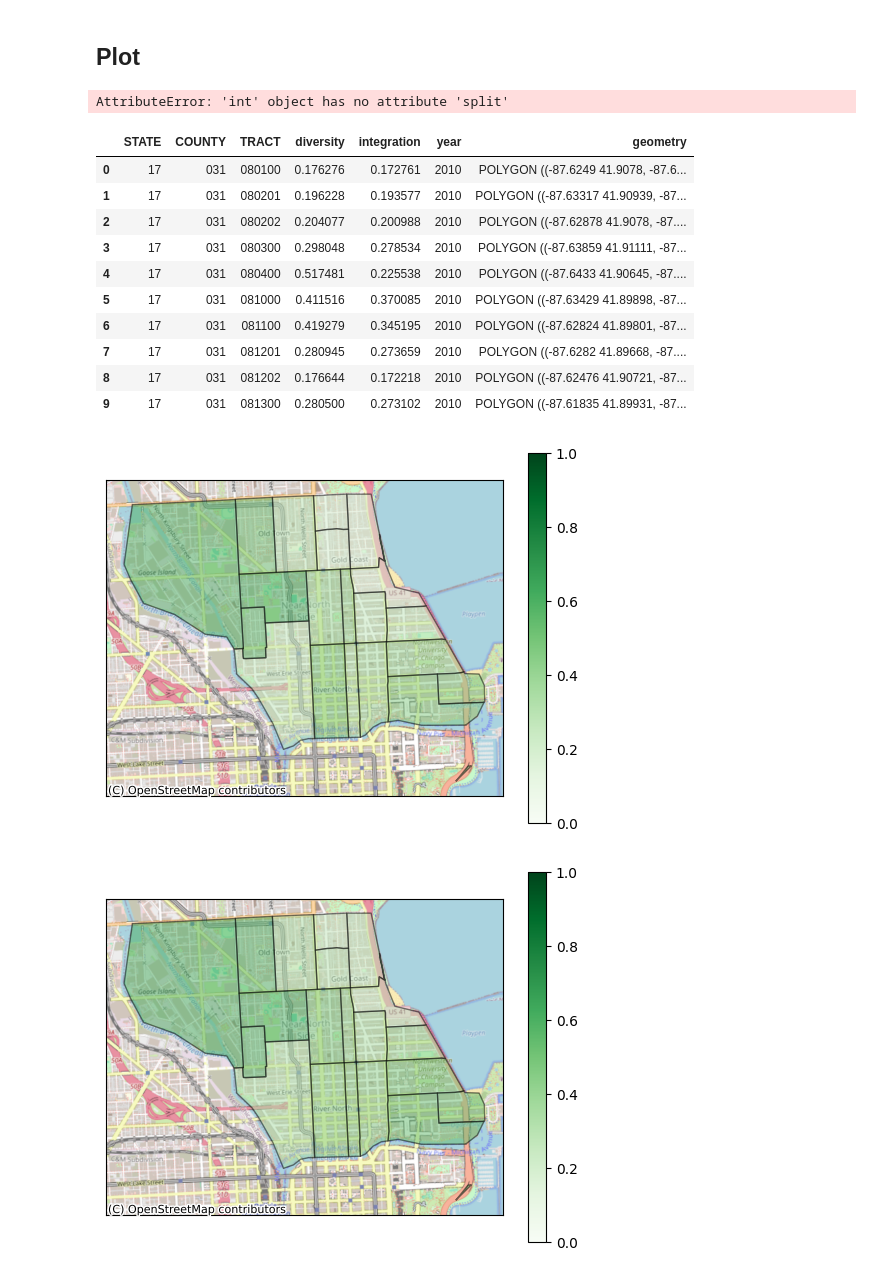
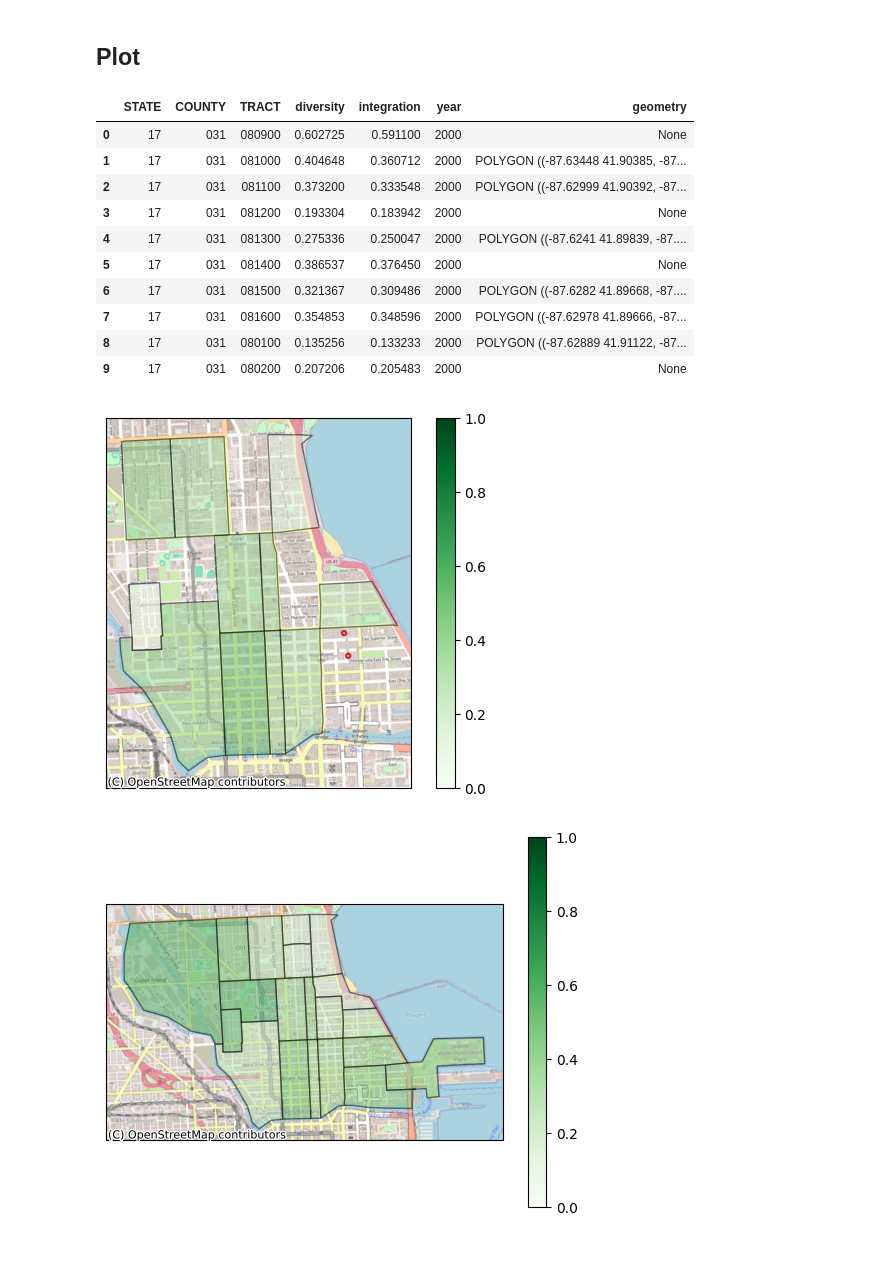
Before and after one commit to bryantco/near-north-demographics, a Jupyter notebook: main.ipynb, the cells around one changed output. Drawn from its saved outputs; the diff is of its cells as text; code cells hidden in the pictures.

```diff
--- a/main.ipynb
+++ b/main.ipynb
@@ -114,9 +114,11 @@ df_near_north_2000_final = df_near_north_2000.rename(columns={
     'BLOCKA': 'BLOCK'
 })
 
-cols_to_str = ['STATE', 'COUNTY', 'TRACT', 'BLOCK']
-df_near_north_2000_final[cols_to_str] = df_near_north_2000_final[cols_to_str].astype(str)
-df_near_north_2000_final['STATE'] = df_near_north_2000_final['STATE'].apply(lambda x: f"{x:02d}")
+df_near_north_2000_final['COUNTY'] = df_near_north_2000_final['COUNTY'].astype(int)
+
+df_near_north_2000_final['STATE'] = df_near_north_2000_final['STATE'].apply(lambda x: f"{x:02}")
+df_near_north_2000_final['COUNTY'] = df_near_north_2000_final['COUNTY'].apply(lambda x: f"{x:03}")
+df_near_north_2000_final['TRACT'] = df_near_north_2000_final['TRACT'].apply(lambda x: f"{x:06}")
 
 df_near_north_2000_final = dis.di(
     df_communities=df_near_north_2000_final,
@@ -148,37 +150,35 @@ TODO: add explanation of diversity/integration from `divintseg`
 # %% [markdown]
 ## Plot
 # %%
-df_stacked = ced.add_inferred_geography(df_stacked, 2010)
+df_stacked = ced.add_inferred_geography(df_stacked, 2020)
-# %% [output]
-AttributeError: 'int' object has no attribute 'split'
 # %%
 df_stacked.head(10)
 # %% [output]
 |  | STATE | COUNTY | TRACT | diversity | integration | year | geometry |
-| 0 | 17 | 031 | 080100 | 0.176276 | 0.172761 | 2010 | POLYGON ((-87.6249 41.9078, -87.6... |
-| 1 | 17 | 031 | 080201 | 0.196228 | 0.193577 | 2010 | POLYGON ((-87.63317 41.90939, -87... |
-| 2 | 17 | 031 | 080202 | 0.204077 | 0.200988 | 2010 | POLYGON ((-87.62878 41.9078, -87.... |
-| 3 | 17 | 031 | 080300 | 0.298048 | 0.278534 | 2010 | POLYGON ((-87.63859 41.91111, -87... |
-| 4 | 17 | 031 | 080400 | 0.517481 | 0.225538 | 2010 | POLYGON ((-87.6433 41.90645, -87.... |
-| 5 | 17 | 031 | 081000 | 0.411516 | 0.370085 | 2010 | POLYGON ((-87.63429 41.89898, -87... |
-| 6 | 17 | 031 | 081100 | 0.419279 | 0.345195 | 2010 | POLYGON ((-87.62824 41.89801, -87... |
-| 7 | 17 | 031 | 081201 | 0.280945 | 0.273659 | 2010 | POLYGON ((-87.6282 41.89668, -87.... |
-| 8 | 17 | 031 | 081202 | 0.176644 | 0.172218 | 2010 | POLYGON ((-87.62476 41.90721, -87... |
-| 9 | 17 | 031 | 081300 | 0.280500 | 0.273102 | 2010 | POLYGON ((-87.61835 41.89931, -87... |
+| 0 | 17 | 031 | 080900 | 0.602725 | 0.591100 | 2000 | None |
+| 1 | 17 | 031 | 081000 | 0.404648 | 0.360712 | 2000 | POLYGON ((-87.63448 41.90385, -87... |
+| 2 | 17 | 031 | 081100 | 0.373200 | 0.333548 | 2000 | POLYGON ((-87.62999 41.90392, -87... |
+| 3 | 17 | 031 | 081200 | 0.193304 | 0.183942 | 2000 | None |
+| 4 | 17 | 031 | 081300 | 0.275336 | 0.250047 | 2000 | POLYGON ((-87.6241 41.89839, -87.... |
+| 5 | 17 | 031 | 081400 | 0.386537 | 0.376450 | 2000 | None |
+| 6 | 17 | 031 | 081500 | 0.321367 | 0.309486 | 2000 | POLYGON ((-87.6282 41.89668, -87.... |
+| 7 | 17 | 031 | 081600 | 0.354853 | 0.348596 | 2000 | POLYGON ((-87.62978 41.89666, -87... |
+| 8 | 17 | 031 | 080100 | 0.135256 | 0.133233 | 2000 | POLYGON ((-87.62889 41.91122, -87... |
+| 9 | 17 | 031 | 080200 | 0.207206 | 0.205483 | 2000 | None |
 # %%
-for year in [2010, 2020]:
+for year in [2000, 2010, 2020]:
     df_to_plot = df_stacked[df_stacked['year'] == year]
     ax = cem.plot_map(
         df_to_plot,
         "diversity",
         cmap="Greens",
         edgecolor="black",
         alpha=0.5,
         with_background=True,
         legend=True,
         vmin=0.0,
         vmax=1.0,
     )
 # %% [output]
-[figure, old version]
+[figure, new version]
-[figure, old version]
+[figure, new version]
```
Also changed, not shown: parts of 2 cells of this notebook.
